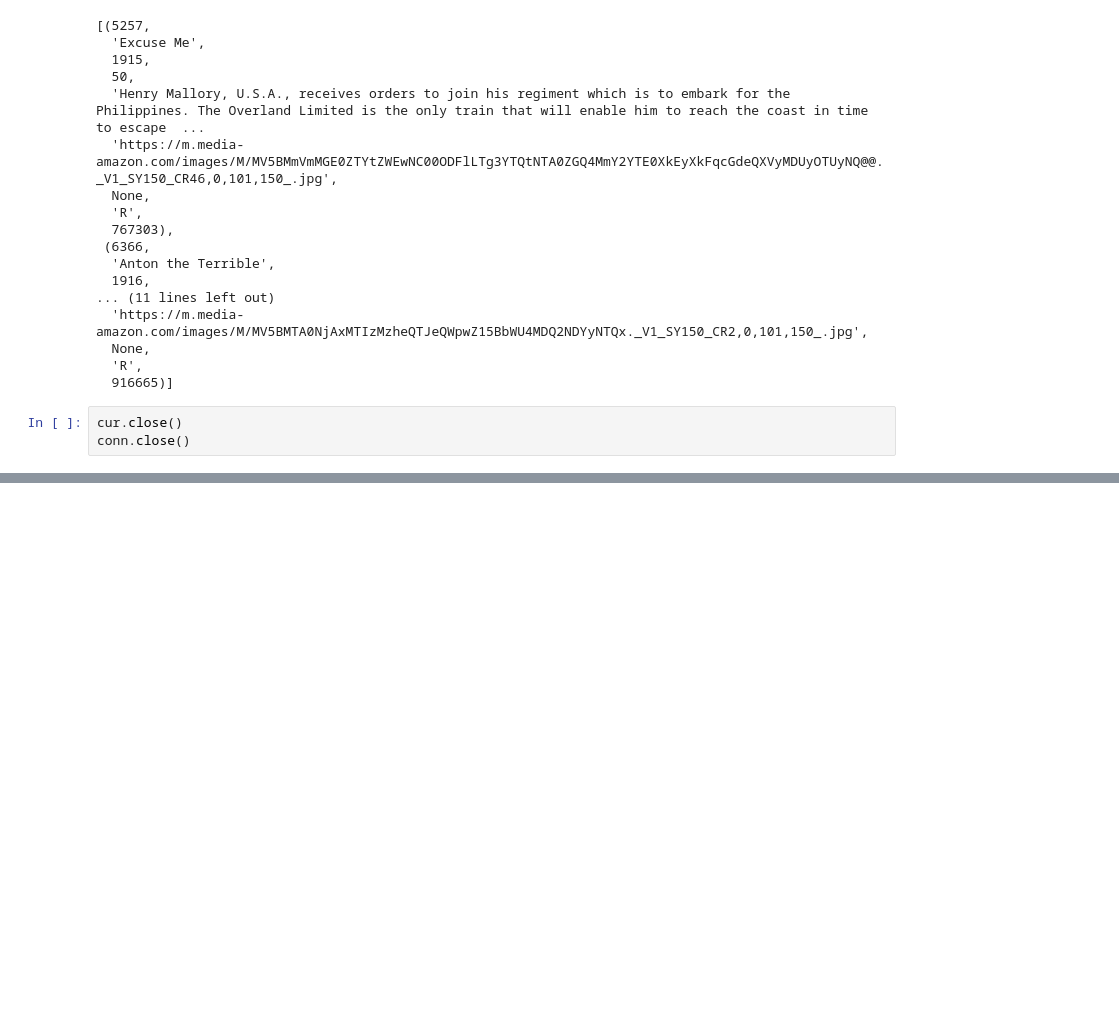
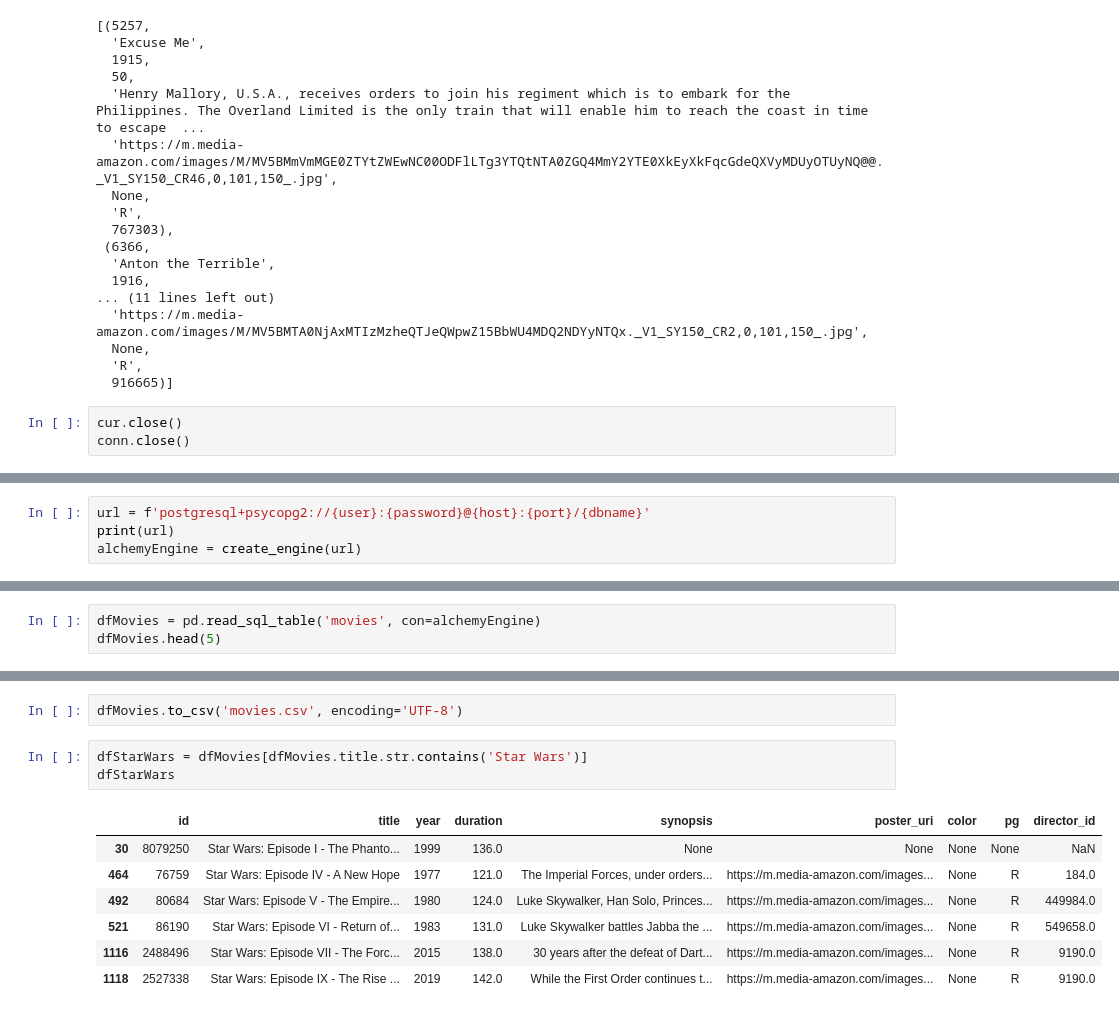
Before and after one commit to matthcol/python202211bases, a Jupyter notebook: movies/movieNB.ipynb, the cells around one changed output, grey strips where cells are left out. Cells and saved outputs as stored; diff of their text form; blank space fills up the shorter version.

```diff
--- a/movies/movieNB.ipynb
+++ b/movies/movieNB.ipynb
@@ -53,0 +124,4 @@ conn.close()
+# %%
+url = f'postgresql+psycopg2://{user}:{password}@{host}:{port}/{dbname}'
+print(url)
+alchemyEngine = create_engine(url)
@@ -53,0 +137,3 @@ conn.close()
+# %%
+dfMovies = pd.read_sql_table('movies', con=alchemyEngine)
+dfMovies.head(5)
@@ -53,0 +147,13 @@ conn.close()
+# %%
+dfMovies.to_csv('movies.csv', encoding='UTF-8')
+# %%
+dfStarWars = dfMovies[dfMovies.title.str.contains('Star Wars')]
+dfStarWars
+# %% [output]
+|  | id | title | year | duration | synopsis | poster_uri | color | pg | director_id |
+| 30 | 8079250 | Star Wars: Episode I - The Phanto... | 1999 | 136.0 | None | None | None | None | NaN |
+| 464 | 76759 | Star Wars: Episode IV - A New Hope | 1977 | 121.0 | The Imperial Forces, under orders... | https://m.media-amazon.com/images... | None | R | 184.0 |
+| 492 | 80684 | Star Wars: Episode V - The Empire... | 1980 | 124.0 | Luke Skywalker, Han Solo, Princes... | https://m.media-amazon.com/images... | None | R | 449984.0 |
+| 521 | 86190 | Star Wars: Episode VI - Return of... | 1983 | 131.0 | Luke Skywalker battles Jabba the ... | https://m.media-amazon.com/images... | None | R | 549658.0 |
+| 1116 | 2488496 | Star Wars: Episode VII - The Forc... | 2015 | 138.0 | 30 years after the defeat of Dart... | https://m.media-amazon.com/images... | None | R | 9190.0 |
+| 1118 | 2527338 | Star Wars: Episode IX - The Rise ... | 2019 | 142.0 | While the First Order continues t... | https://m.media-amazon.com/images... | None | R | 9190.0 |
```
Also changed, not shown: parts of 40 cells of this notebook, 4 other files.
